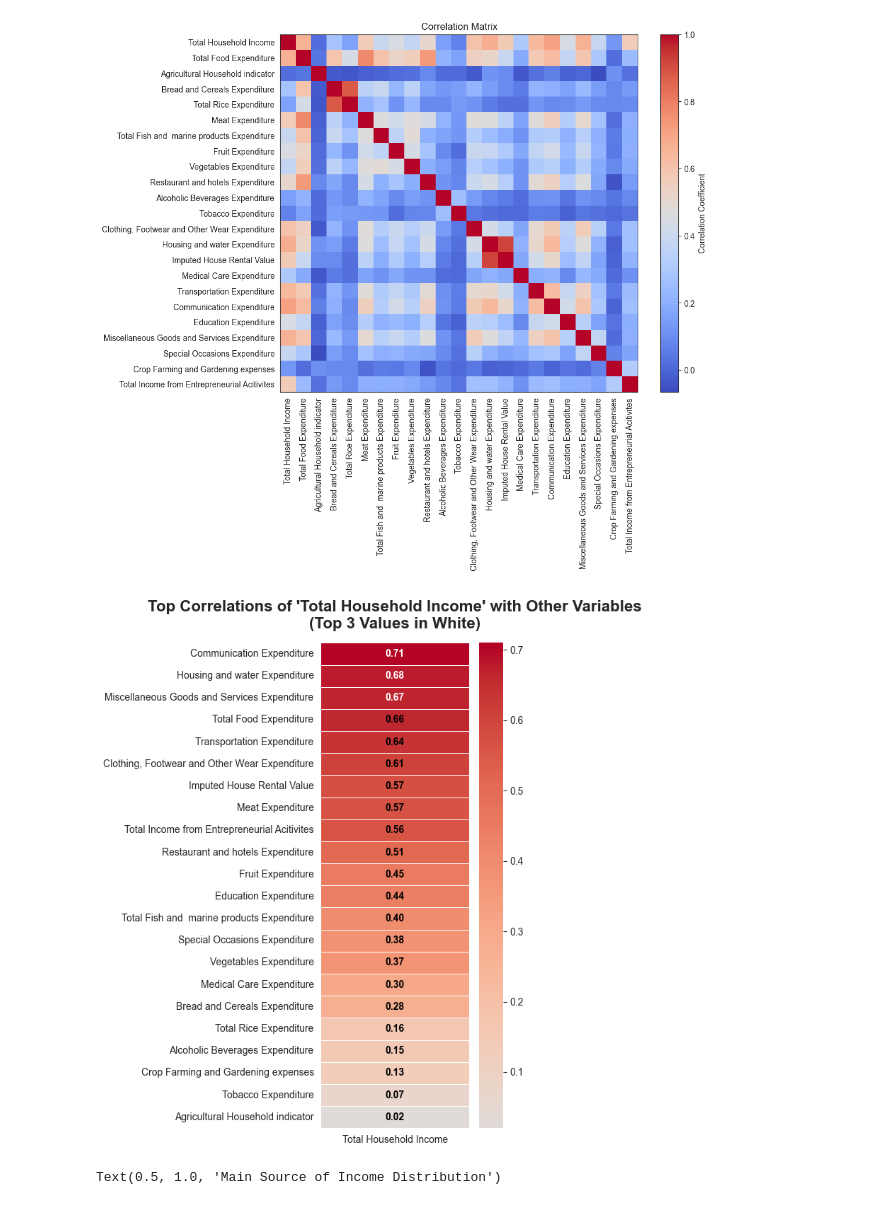
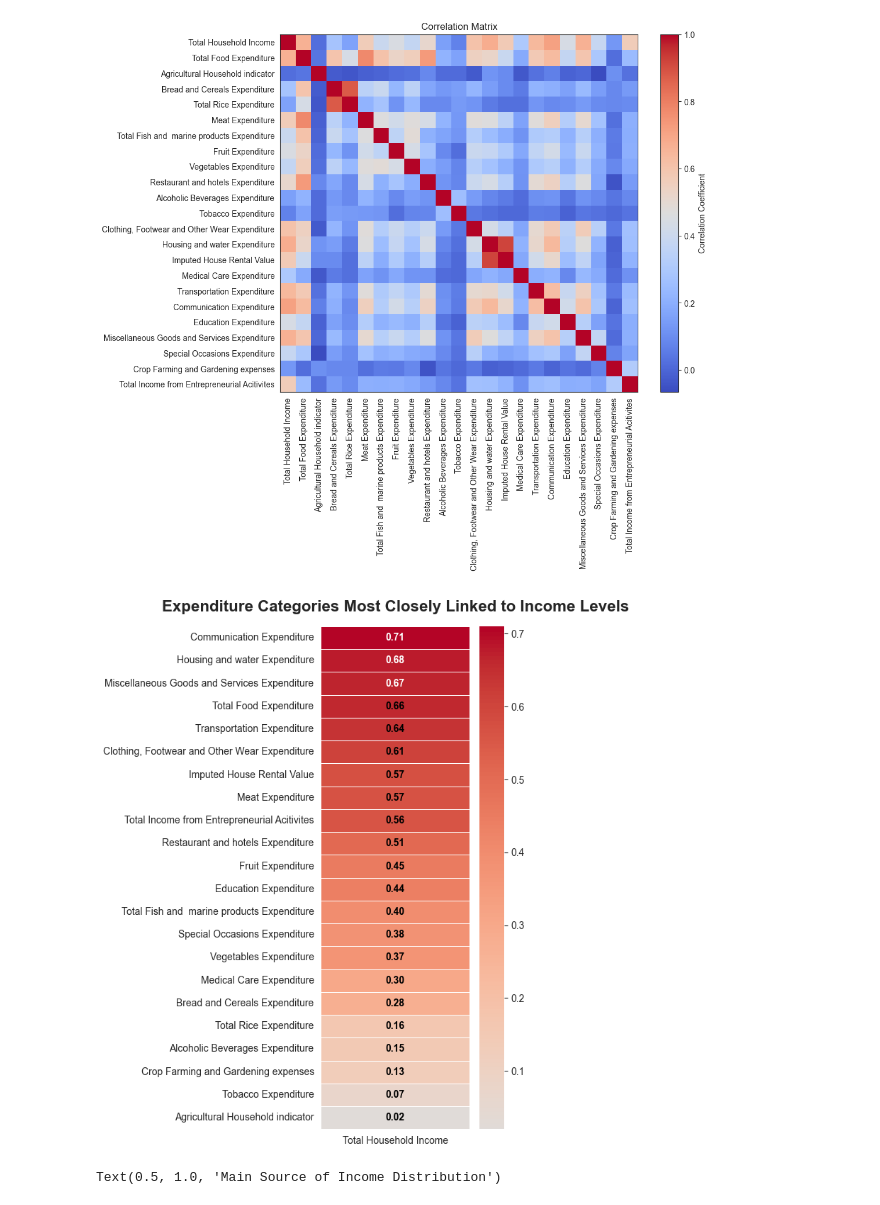
Before and after one commit to MarionBautista/Income--and-Expenditures-from-kaggle, a Jupyter notebook: family_expenditure_notebook.ipynb, the cells around one changed output. Drawn from its saved outputs; the diff is of its cells as text; code cells hidden in the pictures.

```diff
--- a/family_expenditure_notebook.ipynb
+++ b/family_expenditure_notebook.ipynb
@@ -185,35 +185,35 @@ first_row_corr = corr_matrix.iloc[0].drop(first_var)
 first_row_corr = first_row_corr.sort_values(ascending=False)
 first_row_corr = first_row_corr.to_frame(name=first_var)
 
 # --- Plot as vertical heatmap ---
 plt.figure(figsize=(6, 8))
 ax = sns.heatmap(
     first_row_corr,
     annot=True,
     fmt=".2f",
     cmap="coolwarm",
     center=0,
     linewidths=0.5,
     annot_kws={"size": 10, "weight": "bold", "color": "black"},
     cbar=True
 )
 
 # Change top 3 text colors to white
 for i, text in enumerate(ax.texts):
     if i < 3:   # top 3 rows
         text.set_color("white")
     else:
         text.set_color("black")
 
-plt.title(f"Top Correlations of '{first_var}' with Other Variables\n(Top 3 Values in White)",
+plt.title(f"Expenditure Categories Most Closely Linked to Income Levels",
           fontsize=16, weight="bold", pad=15)
 plt.xticks(rotation=0)
 plt.yticks(rotation=0)
 
 plt.tight_layout()
 plt.show()
 # %% [output]
-[figure, old version]
+[figure, new version]
 # %%
 main_source_of_income = pd.DataFrame(main["Main Source of Income"])
 # %%
```
